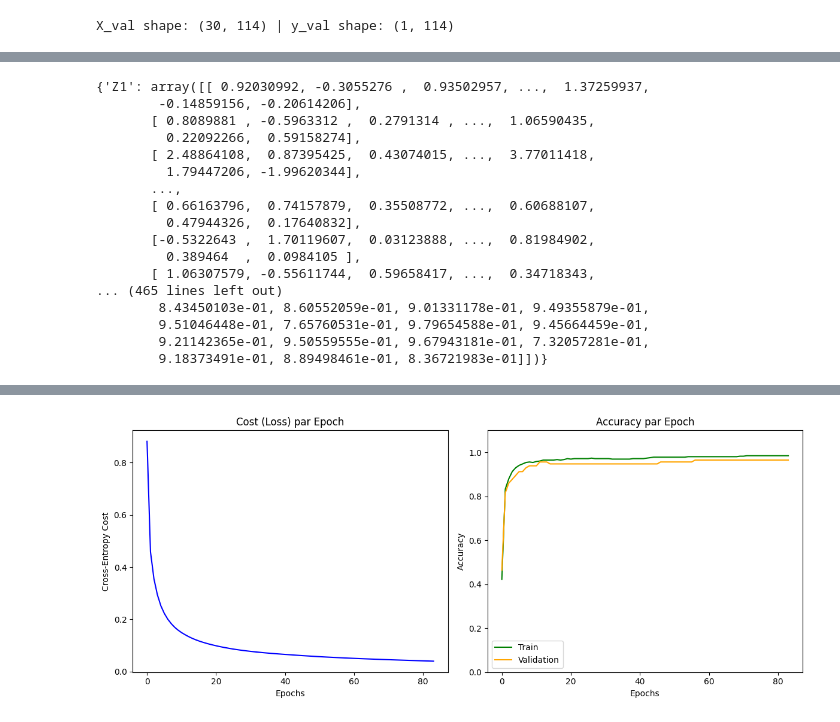
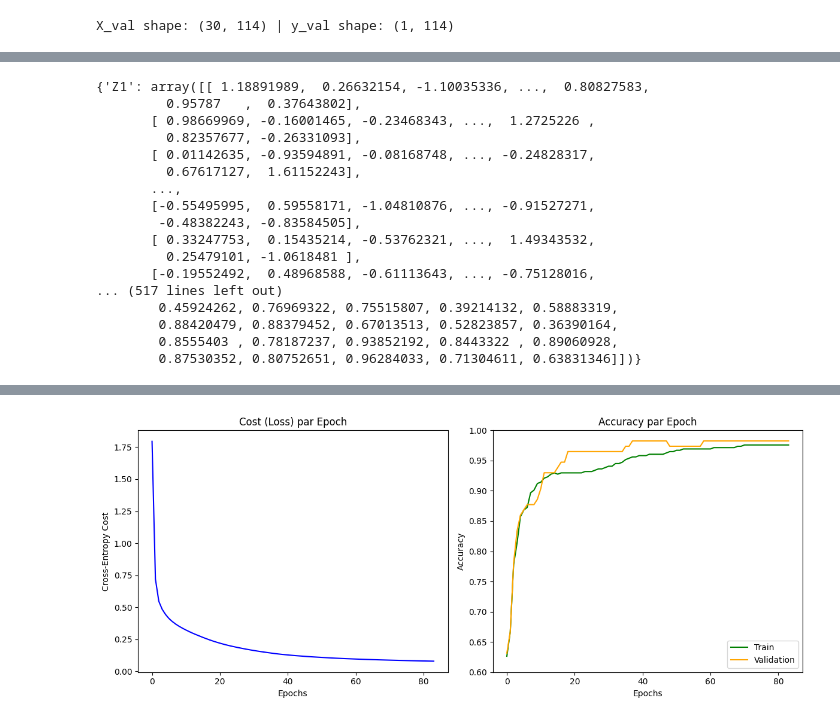
Before and after one commit to Machoub/multilayer_perceptron, a Jupyter notebook: archive/mlp_train.ipynb, the cells around one changed output, grey strips where cells are left out. Drawn from its saved outputs; the diff is of its cells as text; code cells hidden in the pictures.

````diff
--- a/archive/mlp_train.ipynb
+++ b/archive/mlp_train.ipynb
@@ -86,7 +83,7 @@ def softmax(Z):
 def network_archi(X, y):
     n_input = X.shape[0]
     n_output = y.shape[0]
-    return n_input, 64, 32, 16, n_output
+    return n_input,16, 8, n_output
 
 print(network_archi(X, y))
 # %% [output]
@@ -133,17 +128,14 @@ def forward_propagation(X, parameters):
     W1, b1 = parameters['W1'], parameters['b1']
     W2, b2 = parameters['W2'], parameters['b2']
     W3, b3 = parameters['W3'], parameters['b3']
-    W4, b4 = parameters['W4'], parameters['b4']
 
     Z1 = np.dot(W1, X) + b1;  A1 = relu(Z1)
     Z2 = np.dot(W2, A1) + b2; A2 = relu(Z2)
-    Z3 = np.dot(W3, A2) + b3; A3 = relu(Z3)
-    Z4 = np.dot(W4, A3) + b4; A4 = softmax(Z4)
+    Z3 = np.dot(W3, A2) + b3; A3 = softmax(Z3)
 
     cache = {'Z1': Z1, 'A1': A1,
              'Z2': Z2, 'A2': A2,
-             'Z3': Z3, 'A3': A3,
-             'Z4': Z4, 'A4': A4}
+             'Z3': Z3, 'A3': A3}
     return cache
 # %%
 shapes = forward_propagation(X, params)
@@ -151,15 +143,12 @@ print(shapes)
 
 def backward_propagation(X, y, parameters, cache):
     m = X.shape[1]
-    W2, W3, W4 = parameters['W2'], parameters['W3'], parameters['W4']
-    A1, A2, A3, A4 = cache['A1'], cache['A2'], cache['A3'], cache['A4']
-    Z1, Z2, Z3 = cache['Z1'], cache['Z2'], cache['Z3']
+    W2, W3 = parameters['W2'], parameters['W3']
+    A1, A2, A3 = cache['A1'], cache['A2'], cache['A3']
+    Z1, Z2 = cache['Z1'], cache['Z2']
 
-    dZ4 = A4 - y
-    dW4 = (1/m) * np.dot(dZ4, A3.T)
-    db4 = (1/m) * np.sum(dZ4, axis=1, keepdims=True)
-
-    dZ3 = np.dot(W4.T, dZ4) * relu(Z3, derivative=True)
+    # Couche de sortie (softmax + cross-entropy -> dZ = A - y)
+    dZ3 = A3 - y
     dW3 = (1/m) * np.dot(dZ3, A2.T)
     db3 = (1/m) * np.sum(dZ3, axis=1, keepdims=True)
 
@@ -173,31 +162,30 @@ def backward_propagation(X, y, parameters, cache):
 
     return {'dW1': dW1, 'db1': db1,
             'dW2': dW2, 'db2': db2,
-            'dW3': dW3, 'db3': db3,
-            'dW4': dW4, 'db4': db4}
+            'dW3': dW3, 'db3': db3}
 
 def update_parameters(parameters, grads, lr):
-    for key in ['W1', 'b1', 'W2', 'b2', 'W3', 'b3', 'W4', 'b4']:
+    for key in ['W1', 'b1', 'W2', 'b2', 'W3', 'b3']:
         parameters[key] -= lr * grads['d' + key]
     return parameters
 # %% [output]
-{'Z1': array([[ 0.92030992, -0.3055276 ,  0.93502957, ...,  1.37259937,
-        -0.14859156, -0.20614206],
-       [ 0.8089881 , -0.5963312 ,  0.2791314 , ...,  1.06590435,
-         0.22092266,  0.59158274],
-       [ 2.48864108,  0.87395425,  0.43074015, ...,  3.77011418,
-         1.79447206, -1.99620344],
+{'Z1': array([[ 1.18891989,  0.26632154, -1.10035336, ...,  0.80827583,
+         0.95787   ,  0.37643802],
+       [ 0.98669969, -0.16001465, -0.23468343, ...,  1.2725226 ,
+         0.82357677, -0.26331093],
+       [ 0.01142635, -0.93594891, -0.08168748, ..., -0.24828317,
+         0.67617127,  1.61152243],
        ...,
-       [ 0.66163796,  0.74157879,  0.35508772, ...,  0.60688107,
-         0.47944326,  0.17640832],
-       [-0.5322643 ,  1.70119607,  0.03123888, ...,  0.81984902,
-         0.389464  ,  0.0984105 ],
-       [ 1.06307579, -0.55611744,  0.59658417, ...,  0.34718343,
-... (465 lines left out)
-        8.43450103e-01, 8.60552059e-01, 9.01331178e-01, 9.49355879e-01,
-        9.51046448e-01, 7.65760531e-01, 9.79654588e-01, 9.45664459e-01,
-        9.21142365e-01, 9.50559555e-01, 9.67943181e-01, 7.32057281e-01,
-        9.18373491e-01, 8.89498461e-01, 8.36721983e-01]])}
+       [-0.55495995,  0.59558171, -1.04810876, ..., -0.91527271,
+        -0.48382243, -0.83584505],
+       [ 0.33247753,  0.15435214, -0.53762321, ...,  1.49343532,
+         0.25479101, -1.0618481 ],
+       [-0.19552492,  0.48968588, -0.61113643, ..., -0.75128016,
+... (517 lines left out)
+        0.45924262, 0.76969322, 0.75515807, 0.39214132, 0.58883319,
+        0.88420479, 0.88379452, 0.67013513, 0.52823857, 0.36390164,
+        0.8555403 , 0.78187237, 0.93852192, 0.8443322 , 0.89060928,
+        0.87530352, 0.80752651, 0.96284033, 0.71304611, 0.63831346]])}
 # %%
 def compute_cost(A3, Y):
     m = Y.shape[1]
@@ -221,16 +209,19 @@ def compute_accuracy(A, Y):
 def mlp(X, y, X_val, y_val, epochs=200, lr=0.1):
     params = define_model(X, y)
     history = {'train_cost': [], 'train_acc': [], 'val_acc': []}
-
+    m = X.shape[1]
     for i in range(epochs):
+        permutation = np.random.permutation(m)
+        X = X[:, permutation]
+        y = y[:, permutation]
         # Train
         cache = forward_propagation(X, params)
-        cost  = compute_cost(cache['A4'], y)
-        acc   = compute_accuracy(cache['A4'], y)
+        cost  = compute_cost(cache['A3'], y)
+        acc   = compute_accuracy(cache['A3'], y)
 
         # Validation
         val_cache = forward_propagation(X_val, params)
-        val_acc   = compute_accuracy(val_cache['A4'], y_val)
+        val_acc   = compute_accuracy(val_cache['A3'], y_val)
 
         history['train_cost'].append(cost)
         history['train_acc'].append(acc)
@@ -268,7 +259,7 @@ ax2.plot(history['val_acc'],   color='orange', label='Validation')
 ax2.set_title('Accuracy par Epoch')
 ax2.set_xlabel('Epochs')
 ax2.set_ylabel('Accuracy')
-ax2.set_ylim(0, 1.1)
+ax2.set_ylim(0.6, 1.0)
 ax2.legend()
 
 plt.tight_layout()
@@ -287,4 +278,4 @@ Epoch  80 | Loss: 0.0412 | Train: 98.46% | Val: 96.49%
-[figure, old version]
+[figure, new version]
 # %%
 np.save('saved_model.npy', model)
 # ```
````
Also changed, not shown: parts of 6 cells of this notebook, 4 other files.
